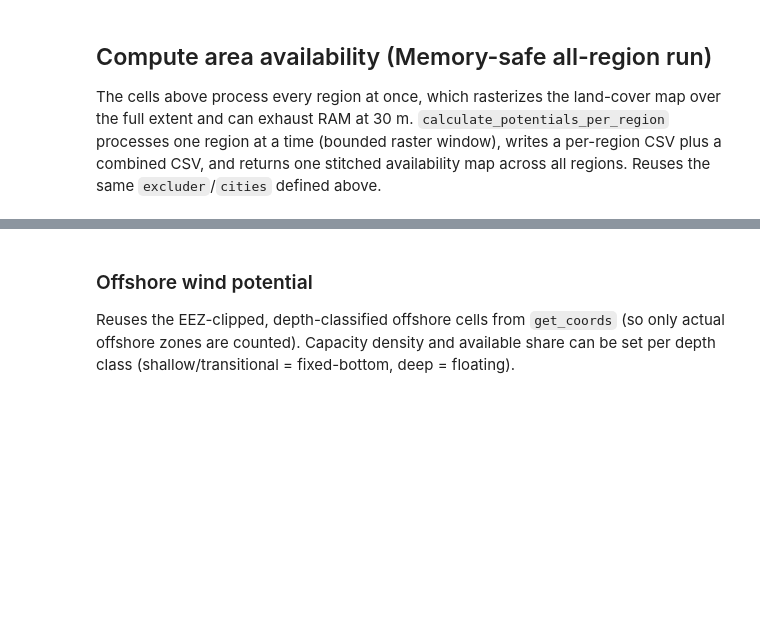
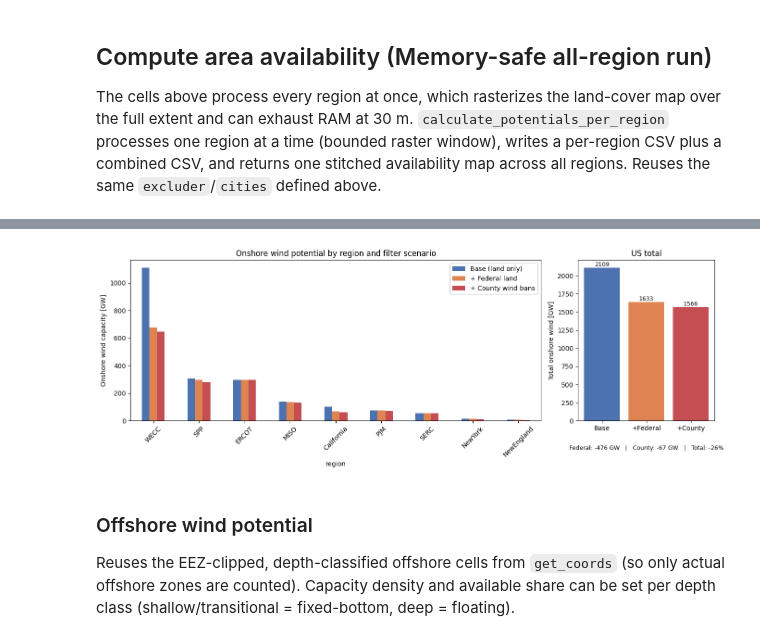
Before and after one commit to loeffko/GENeSYS_MOD.tools, a Jupyter notebook: GIS_&_Timeseries_Tool/GENeSYS-MOD_RES_Tool_US.ipynb, the cells around one changed output, grey strips where cells are left out. Cells and saved outputs as stored; diff of their text form; code cells hidden in the pictures; blank space fills up the shorter version.

```diff
--- a/GIS_&_Timeseries_Tool/GENeSYS-MOD_RES_Tool_US.ipynb
+++ b/GIS_&_Timeseries_Tool/GENeSYS-MOD_RES_Tool_US.ipynb
@@ -325,0 +442,15 @@ offshore exclusion: dropped 1330 of 1389 cells
+# %%
+# Compare onshore wind capacity per region across the three scenarios.
+import pandas as pd
+_w = []
+for _name, _df in scenario_results.items():
+    _s = _df.set_index('region')['Wind Capacity [GW]'].rename(_name)
+    _w.append(_s)
+wind_compare = pd.concat(_w, axis=1)
+wind_compare.loc['TOTAL'] = wind_compare.sum()
+# effect of each filter step (GW lost and %)
+wind_compare['fed_loss_GW']    = wind_compare['base']    - wind_compare['federal']
+wind_compare['county_loss_GW'] = wind_compare['federal'] - wind_compare['federal_county']
+wind_compare['total_loss_%']   = (1 - wind_compare['federal_county'] / wind_compare['base']) * 100
+wind_compare.to_csv(os.path.join(output_dir, f'{filename}_wind_filter_scenarios.csv'))
+wind_compare.round(2)
@@ -326,3 +470,41 @@ offshore exclusion: dropped 1330 of 1389 cells
+# %%
+# Bar chart: onshore wind capacity per region across the three filter scenarios,
+# plus the total. Shows how much each filter step removes.
+import matplotlib.pyplot as plt
+
+_plotdf = wind_compare.drop(index='TOTAL')[['base', 'federal', 'federal_county']]
+_order = _plotdf['base'].sort_values(ascending=False).index
+_plotdf = _plotdf.loc[_order]
+
+fig, (ax1, ax2) = plt.subplots(1, 2, figsize=(14, 5),
+                               gridspec_kw={'width_ratios': [3, 1]})
+_plotdf.plot.bar(ax=ax1, color=['#4c72b0', '#dd8452', '#c44e52'])
+ax1.set_ylabel('Onshore wind capacity [GW]')
+ax1.set_xlabel('region')
+ax1.set_title('Onshore wind potential by region and filter scenario')
+ax1.legend(['Base (land only)', '+ Federal land', '+ County wind bans'])
+ax1.tick_params(axis='x', rotation=45)
+
+_tot = wind_compare.loc['TOTAL', ['base', 'federal', 'federal_county']]
+_bars = ax2.bar(['Base', '+Federal', '+County'], _tot.values,
+                color=['#4c72b0', '#dd8452', '#c44e52'])
+ax2.set_ylabel('Total onshore wind [GW]')
+ax2.set_title('US total')
+for _b, _v in zip(_bars, _tot.values):
+    ax2.text(_b.get_x() + _b.get_width()/2, _v, f'{_v:.0f}',
+             ha='center', va='bottom', fontsize=9)
+_base = _tot['base']
+ax2.text(0.5, -0.18,
+         f"Federal: -{_base - _tot['federal']:.0f} GW   |   "
+         f"County: -{_tot['federal'] - _tot['federal_county']:.0f} GW   |   "
+         f"Total: -{(1 - _tot['federal_county']/_base)*100:.0f}%",
+         transform=ax2.transAxes, ha='center', fontsize=9)
+plt.tight_layout()
+fig.savefig(os.path.join(output_dir, f'{filename}_wind_filter_scenarios.png'),
+            dpi=120, bbox_inches='tight')
+plt.show()
+# %% [output]
+[figure, added]
 # %% [markdown]
 ### Offshore wind potential
 
```
Also changed, not shown: parts of 8 cells of this notebook.
